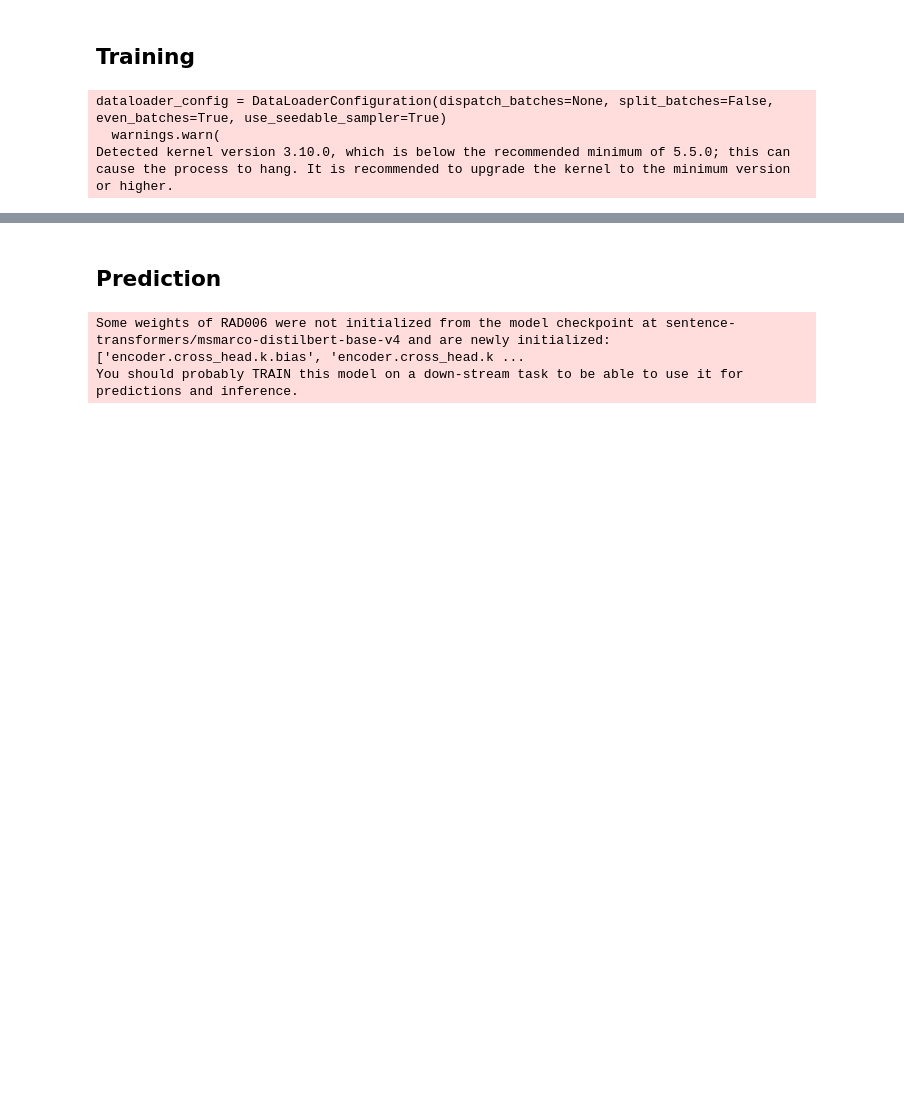
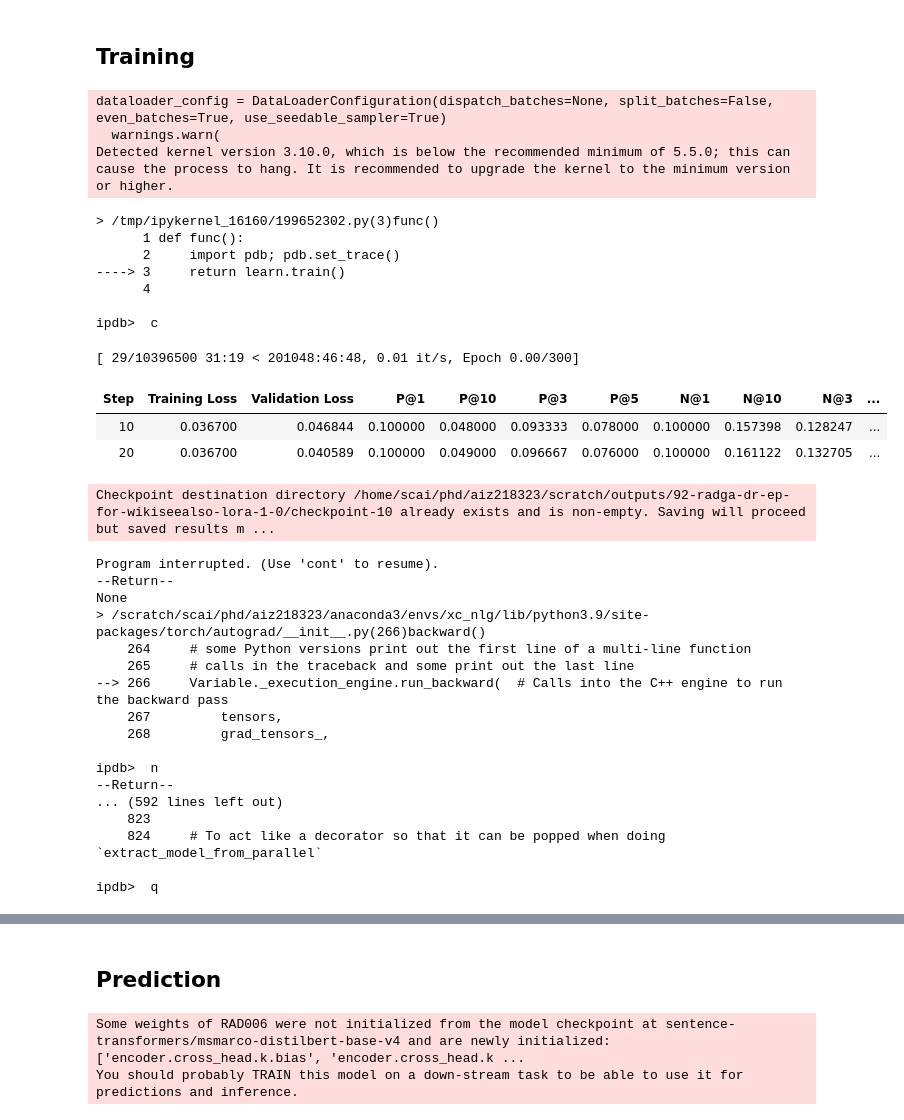
Before and after one commit to suchith720/xc_nlg, a Jupyter notebook: nbs/92-radga-dr-ep-for-wikiseealso-lora.ipynb, the cells around one changed output, grey strips where cells are left out. Drawn from its saved outputs; the diff is of its cells as text; code cells hidden in the pictures; blank space fills up the shorter version.

```diff
--- a/nbs/92-radga-dr-ep-for-wikiseealso-lora.ipynb
+++ b/nbs/92-radga-dr-ep-for-wikiseealso-lora.ipynb
@@ -157,3 +161,39 @@ learn = XCLearner(
 dataloader_config = DataLoaderConfiguration(dispatch_batches=None, split_batches=False, even_batches=True, use_seedable_sampler=True)
   warnings.warn(
 Detected kernel version 3.10.0, which is below the recommended minimum of 5.5.0; this can cause the process to hang. It is recommended to upgrade the kernel to the minimum version or higher.
+# %%
+def func():
+    import pdb; pdb.set_trace()
+    return learn.train()
+# %%
+func()
+# %% [output]
+> /tmp/ipykernel_16160/199652302.py(3)func()
+      1 def func():
+      2     import pdb; pdb.set_trace()
+----> 3     return learn.train()
+      4
+
+ipdb>  c
+[ 29/10396500 31:19 < 201048:46:48, 0.01 it/s, Epoch 0.00/300]
+| Step | Training Loss | Validation Loss | P@1 | P@10 | P@3 | P@5 | N@1 | N@10 | N@3 | ... |
+| 10 | 0.036700 | 0.046844 | 0.100000 | 0.048000 | 0.093333 | 0.078000 | 0.100000 | 0.157398 | 0.128247 | ... |
+| 20 | 0.036700 | 0.040589 | 0.100000 | 0.049000 | 0.096667 | 0.076000 | 0.100000 | 0.161122 | 0.132705 | ... |
+Checkpoint destination directory /home/scai/phd/aiz218323/scratch/outputs/92-radga-dr-ep-for-wikiseealso-lora-1-0/checkpoint-10 already exists and is non-empty. Saving will proceed but saved results m ...
+Program interrupted. (Use 'cont' to resume).
+--Return--
+None
+> /scratch/scai/phd/aiz218323/anaconda3/envs/xc_nlg/lib/python3.9/site-packages/torch/autograd/__init__.py(266)backward()
+    264     # some Python versions print out the first line of a multi-line function
+    265     # calls in the traceback and some print out the last line
+--> 266     Variable._execution_engine.run_backward(  # Calls into the C++ engine to run the backward pass
+    267         tensors,
+    268         grad_tensors_,
+
+ipdb>  n
+--Return--
+... (592 lines left out)
+    823
+    824     # To act like a decorator so that it can be popped when doing `extract_model_from_parallel`
+
+ipdb>  q
```
Also changed, not shown: parts of 4 cells of this notebook, 3 other files.
